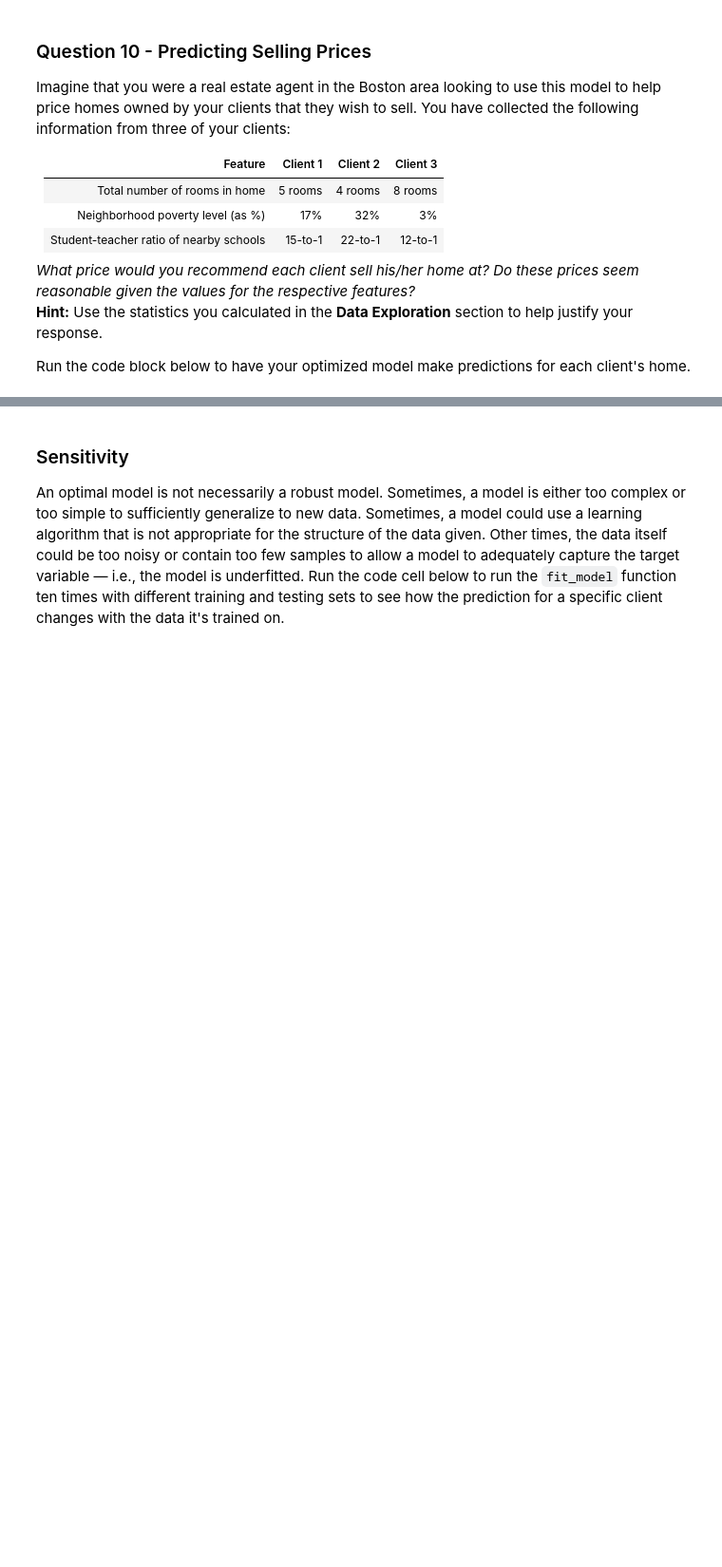
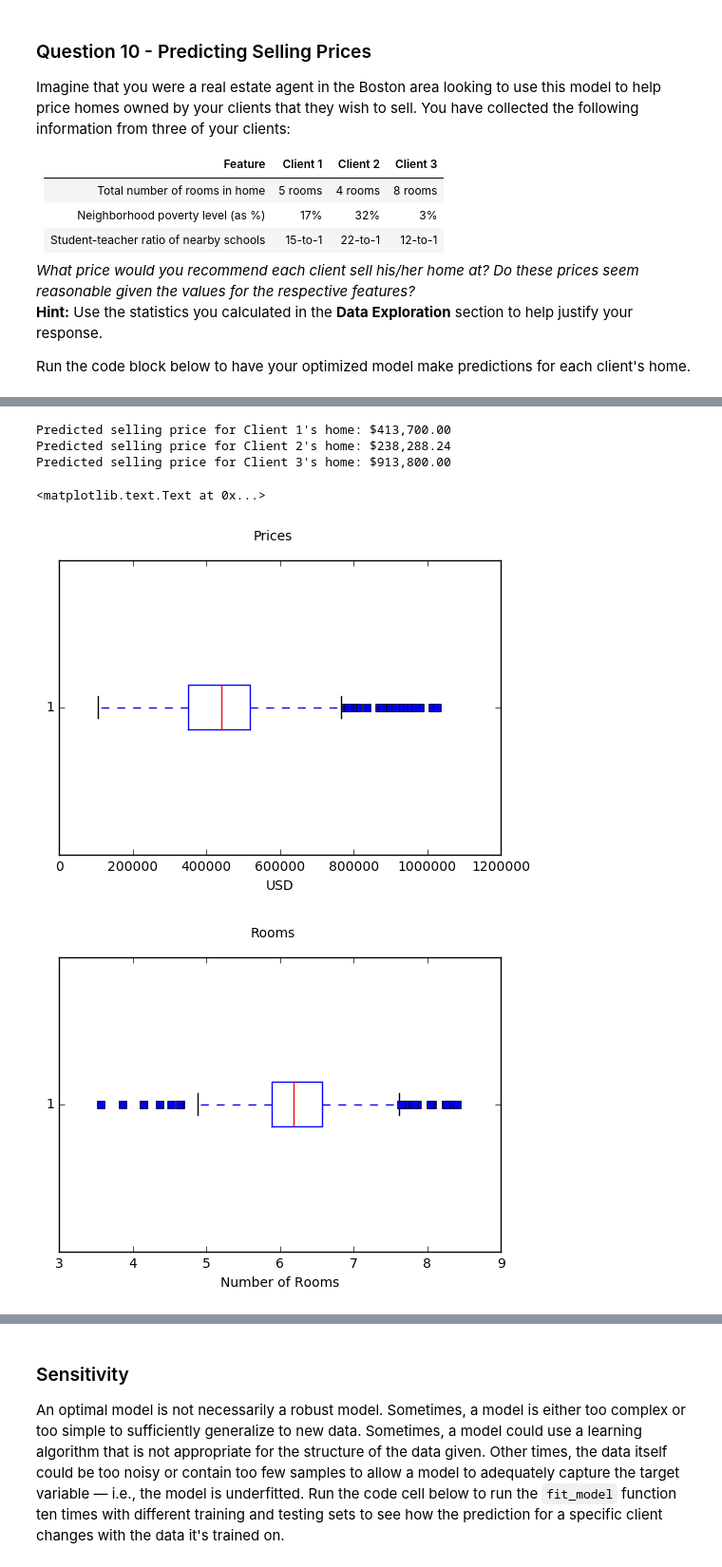
Before and after one commit to RandomAnomaly/machine-learning, a Jupyter notebook: projects/boston_housing/boston_housing.ipynb, the cells around one changed output, grey strips where cells are left out. Shown at 95% size. Cells and saved outputs as stored; diff of their text form; code cells hidden in the pictures; blank space fills up the shorter version.

```diff
--- a/projects/boston_housing/boston_housing.ipynb
+++ b/projects/boston_housing/boston_housing.ipynb
@@ -243,7 +259,10 @@ For the `fit_model` function in the code cell below, you will need to implement
   - Pass the variables `'regressor'`, `'params'`, `'scoring_fnc'`, and `'cv_sets'` as parameters to the object.
   - Assign the `GridSearchCV` object to the `'grid'` variable.
 # %%
-# TODO: Import 'make_scorer', 'DecisionTreeRegressor', and 'GridSearchCV'
+# Import 'make_scorer', 'DecisionTreeRegressor', and 'GridSearchCV'
+from sklearn.tree import DecisionTreeRegressor
+from sklearn.metrics import make_scorer
+from sklearn.grid_search import GridSearchCV
 
 def fit_model(X, y):
     """ Performs grid search over the 'max_depth' parameter for a
@@ -252,17 +271,17 @@ def fit_model(X, y):
     # Create cross-validation sets from the training data
     cv_sets = ShuffleSplit(X.shape[0], n_iter = 10, test_size = 0.20, random_state = 0)
 
-    # TODO: Create a decision tree regressor object
-    regressor = None
+    # Create a decision tree regressor object
+    regressor = DecisionTreeRegressor(random_state=0)
 
-    # TODO: Create a dictionary for the parameter 'max_depth' with a range from 1 to 10
-    params = {}
+    # Create a dictionary for the parameter 'max_depth' with a range from 1 to 10
+    params = {'max_depth': range(1,11)}
 
     # TODO: Transform 'performance_metric' into a scoring function using 'make_scorer'
-    scoring_fnc = None
+    scoring_fnc = make_scorer(performance_metric)
 
     # TODO: Create the grid search object
-    grid = None
+    grid = GridSearchCV(regressor,params,scoring_fnc,cv=cv_sets)
 
     # Fit the grid search object to the data to compute the optimal model
     grid = grid.fit(X, y)
@@ -311,0 +323,62 @@ for i, price in enumerate(reg.predict(client_data)):
+# %%
+# Produce a matrix for client data
+client_data = [[5, 17, 15], # Client 1
+               [4, 32, 22], # Client 2
+               [8, 3, 12]]  # Client 3
+
+# Show predictions
+for i, price in enumerate(reg.predict(client_data)):
+    print "Predicted selling price for Client {}'s home: ${:,.2f}".format(i+1, price)
+
+# additional statistics
+import matplotlib.pyplot as plt
+
+# Prices
+plt.figure()
+plt.boxplot(prices, 0, 'rs', 0)
+plt.xlabel('USD')
+plt.suptitle('Prices')
+
+# Rooms
+plt.figure()
+plt.boxplot(data['RM'], 0, 'rs', 0)
+plt.xlabel('Number of Rooms')
+plt.suptitle('Rooms')
+
+plt.figure()
+plt.scatter(data['RM'], prices)
+plt.xlabel('Number of Rooms')
+plt.suptitle('Rooms vs. Price')
+
+# Student / Teacher Ratio
+plt.figure()
+plt.boxplot(data['PTRATIO'], 0, 'rs', 0)
+plt.xlabel('Number of students per teacher')
+plt.ylabel('USD')
+plt.suptitle('Pupil / Teacher Ratio')
+
+plt.figure()
+plt.scatter(data['PTRATIO'], prices)
+plt.xlabel('Pupil / Teacher Ratio')
+plt.ylabel('USD')
+plt.suptitle('Pupil / Teacher Ratio vs. Price')
+
+# Poverty
+plt.figure()
+plt.boxplot(data['LSTAT'], 0, 'rs', 0)
+plt.xlabel('Poverty Levels')
+plt.suptitle('% Lower Status of the Population')
+
+
+plt.figure()
+plt.scatter(data['LSTAT'], prices)
+plt.xlabel('Poverty Percentage')
+plt.ylabel('USD')
+plt.suptitle('Poverty vs. Price')
+# %% [output]
+Predicted selling price for Client 1's home: $413,700.00
+Predicted selling price for Client 2's home: $238,288.24
+Predicted selling price for Client 3's home: $913,800.00
+<matplotlib.text.Text at 0x...>
+[figure, added]
+[figure, added]
```
Also changed, not shown: parts of 20 cells of this notebook, 1 other file.
